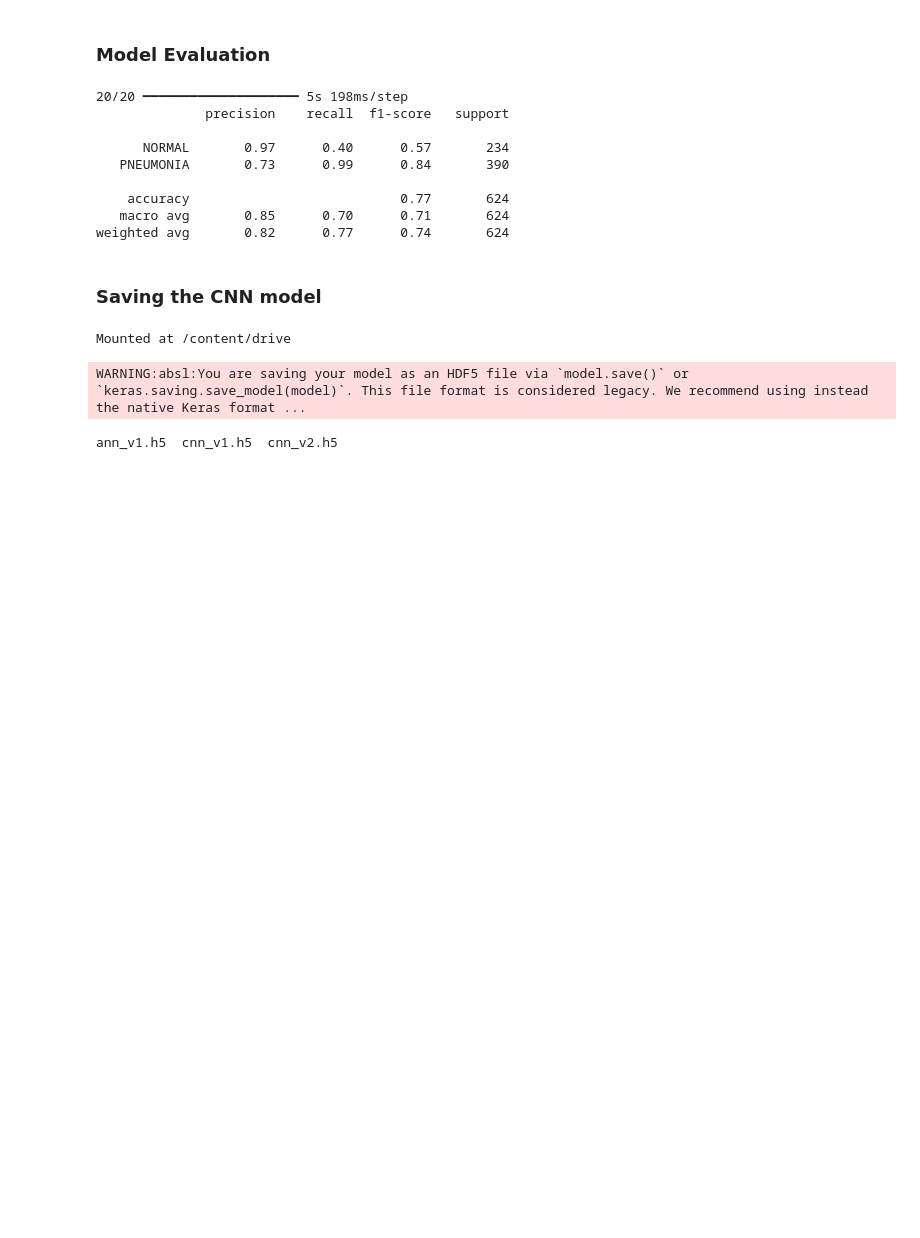
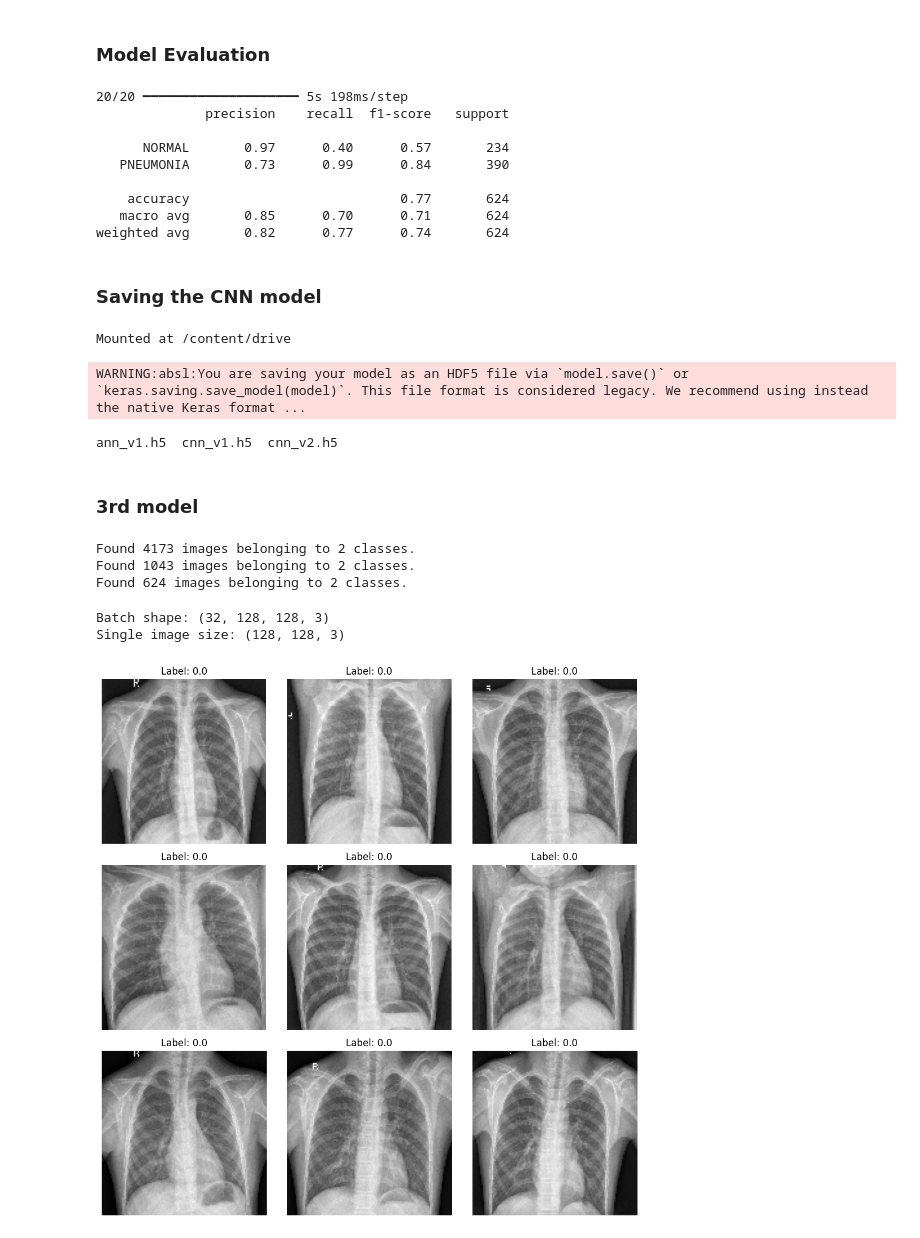
Before and after one commit to yusuf-codes10/deep-learining-project, a Jupyter notebook: dp_project.ipynb, the cells around one changed output. Cells and saved outputs as stored; diff of their text form; code cells hidden in the pictures; blank space fills up the shorter version.

Commit message:
Images now have better resolution

```diff
--- a/dp_project.ipynb
+++ b/dp_project.ipynb
@@ -718,3 +718,70 @@ os.makedirs('/content/drive/MyDrive/pneum-project', exist_ok=True)
 !ls /content/drive/MyDrive/pneum-project
 # %% [output]
 ann_v1.h5  cnn_v1.h5  cnn_v2.h5
+# %% [markdown]
+### 3rd model
+# %%
+# reszine
+# New generators at 128x128 — CNN only, ANN generators stay untouched
+from tensorflow.keras.preprocessing.image import ImageDataGenerator
+
+train_datagen_cnn = ImageDataGenerator(
+    rescale=1./255,
+    validation_split=0.2
+)
+
+test_datagen_cnn = ImageDataGenerator(rescale=1./255)
+
+train_generator_cnn = train_datagen_cnn.flow_from_directory(
+    "chest_xray/train",
+    target_size=(128, 128),
+    batch_size=32,
+    class_mode='binary',
+    subset='training'
+)
+
+val_generator_cnn = train_datagen_cnn.flow_from_directory(
+    "chest_xray/train",
+    target_size=(128, 128),
+    batch_size=32,
+    class_mode='binary',
+    subset='validation',
+    shuffle=False
+)
+
+test_generator_cnn = test_datagen_cnn.flow_from_directory(
+    "chest_xray/test",
+    target_size=(128, 128),
+    batch_size=32,
+    class_mode='binary',
+    shuffle=False  # ❗ important for evaluation
+)
+# %% [output]
+Found 4173 images belonging to 2 classes.
+Found 1043 images belonging to 2 classes.
+Found 624 images belonging to 2 classes.
+# %%
+import matplotlib.pyplot as plt
+
+# Get a batch
+images, labels = next(test_generator_cnn)
+
+# ✅ Check size
+print(f"Batch shape: {images.shape}")   # should be (32, 128, 128, 3)
+print(f"Single image size: {images[0].shape}")  # should be (128, 128, 3)
+
+# Show first 9 images
+plt.figure(figsize=(10, 10))
+
+for i in range(9):
+    plt.subplot(3, 3, i + 1)
+    plt.imshow(images[i])
+    plt.title(f"Label: {labels[i]}")
+    plt.axis('off')
+
+plt.tight_layout()
+plt.show()
+# %% [output]
+Batch shape: (32, 128, 128, 3)
+Single image size: (128, 128, 3)
+[figure, added]
```
